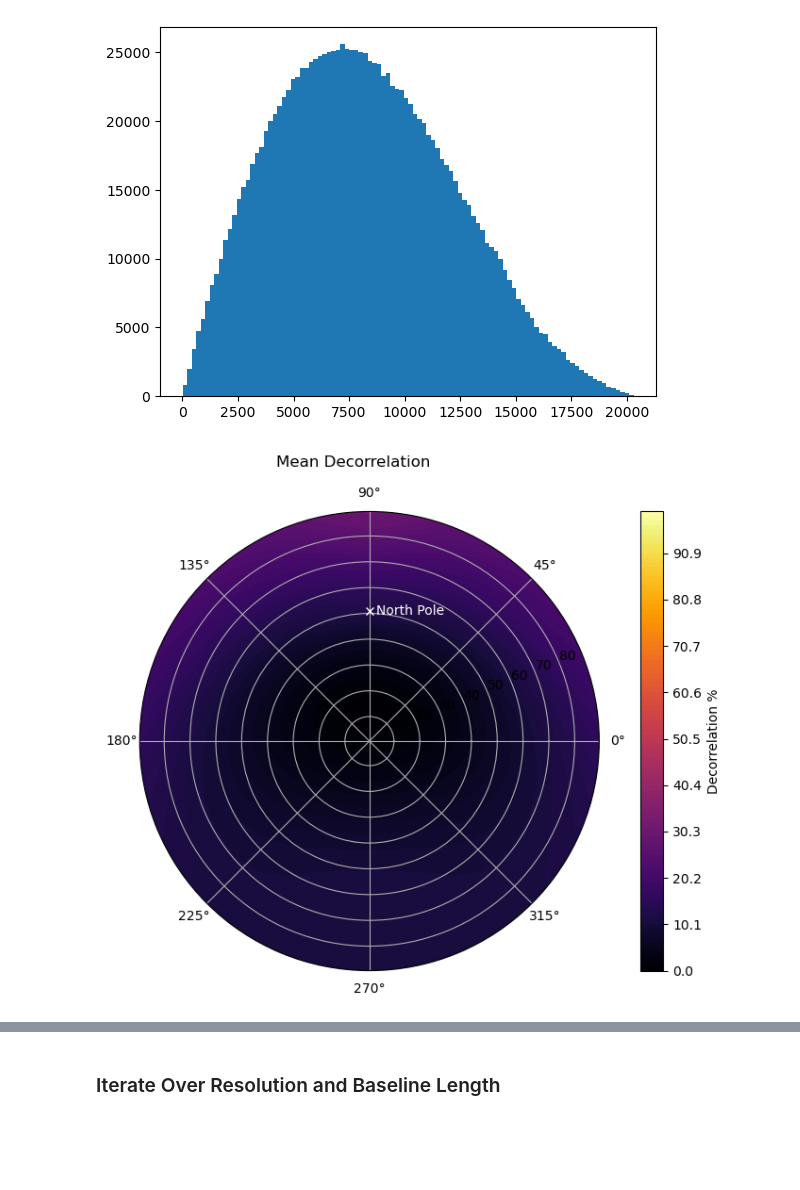
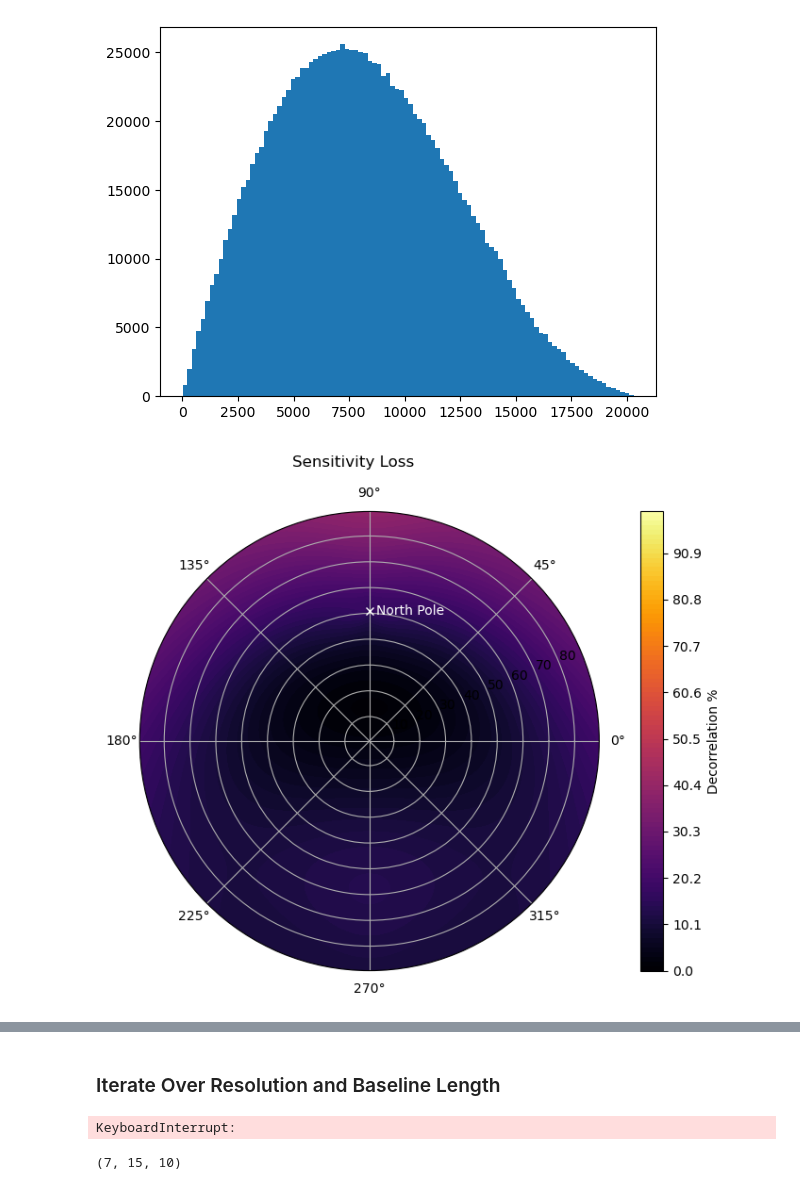
Before and after one commit to rlbyrne/decorrelation, a Jupyter notebook: get_dsa-low_requirements.ipynb, the cells around one changed output, grey strips where cells are left out. Cells and saved outputs as stored; diff of their text form; code cells hidden in the pictures; blank space fills up the shorter version.

```diff
--- a/get_dsa-low_requirements.ipynb
+++ b/get_dsa-low_requirements.ipynb
@@ -112,7 +112,7 @@ plotting.polar_contour_plot(
 # %%
 # Calculate time and frequency decorrelation for a single baseline
 
-bl_length = 20000
+bl_length = 15000
 bl_orientation = 0
 telescope_lat_deg = 39.25
 
@@ -131,8 +131,8 @@ ra_vals, dec_vals = coordinate_transforms.az_za_to_ra_dec(
 
 decorr_values = decorr_calculations.decorr_general(
     total_time_interval_s=1,
-    n_time_steps=np.inf,  # Integer. If 1, assumes no phase tracking; if infinity assumes continuous phase tracking.
-    freq_resolution_hz=12000,
+    n_time_steps=1,  # Integer. If 1, assumes no phase tracking; if infinity assumes continuous phase tracking.
+    freq_resolution_hz=15000,
     freq_hz=300 * 1e6,
     bl_ew_extent_m=bl_ew_extent_m,
     bl_ns_extent_m=bl_ns_extent_m,
@@ -151,7 +151,7 @@ plotting.polar_contour_plot(
     vmin=0,
     vmax=100,
     ncontours=100,
-    title="",
+    title="15 km E-W Baseline, 1 s and 15 kHz, 300 MHz",
     show=True,
     mark_north_pole=True,
 )
@@ -241,13 +241,12 @@ plt.show()
 # %% [output]
 [figure]
 # %%
-hist_value, bin_edges = np.histogram(bl_lengths, bins=100)
+hist_value, bin_edges = np.histogram(bl_lengths, bins=10)
 # %%
-# Iterate over baseline orientations
-
 bl_lengths = (bin_edges[1:] + bin_edges[:-1]) / 2
 bl_orientations = np.arange(0, 180, 1)
 telescope_lat_deg = 39.25
+freq_hz = 300 * 1e6
 
 za_vals = np.arange(0, 90, 1) + 0.5
 az_vals = np.arange(0, 370, 1) + 0.5
@@ -269,40 +268,40 @@ for bl_length_ind, bl_length in enumerate(bl_lengths):
 
         decorr_values[:, :, bl_length_ind, bl_orient_ind] = (
             decorr_calculations.decorr_general(
-                total_time_interval_s=0.75,
+                total_time_interval_s=1,
                 n_time_steps=np.inf,  # Integer. If 1, assumes no phase tracking; if infinity assumes continuous phase tracking.
                 freq_resolution_hz=12000,
-                freq_hz=300 * 1e6,
+                freq_hz=freq_hz,
                 bl_ew_extent_m=bl_ew_extent_m,
                 bl_ns_extent_m=bl_ns_extent_m,
                 source_ra_offset_hr=ra_vals,  # Difference between zenith and source RAs
                 source_dec_deg=dec_vals,
                 phase_center_ra_offset_hr=0,  # Used only if n_time_steps > 1
                 phase_center_dec_deg=58.67923353522443,  # Used only if n_time_steps > 1
                 telescope_lat_deg=telescope_lat_deg,
                 use_approximation=True,
             )
         )
 mean_decorr = np.mean(1 - np.abs(decorr_values), axis=3)  # Average over baseline orientations
 max_decorr = np.mean(
     1 - np.abs(decorr_values), axis=3
 )  # Maximum across baseline orientations
 mean_decorr = np.sum(mean_decorr * hist_value[np.newaxis, np.newaxis, :], axis=2) / np.sum(hist_value)  # Calculate weighted average over baseline lengths
 
 plotting.polar_contour_plot(
     mean_decorr * 100,  # Convert to percentage
     np.deg2rad(az_vals),  # Units radians
     za_vals,  # Units degrees
     vmin=0,
     vmax=100,
     ncontours=100,
-    title=f"Mean Decorrelation",
+    title=f"Sensitivity Loss",
     show=True,
     mark_north_pole=True,
 )
 
-fov_cutoff_deg = 70
+fov_cutoff_deg = 60
 keep_inds = np.where(za_array < fov_cutoff_deg)
 print(f"Maximum sensitivity loss: {np.max(mean_decorr[keep_inds])}")
 # %% [output]
-[figure, old version]
+[figure, new version]
@@ -310,12 +309,10 @@ Maximum sensitivity loss: 0.20724068456399897
 # %% [markdown]
 ### Iterate Over Resolution and Baseline Length
 # %%
-# Iterate over baseline orientations
-
-bl_lengths = (bin_edges[1:] + bin_edges[:-1]) / 2
+bl_lengths = np.arange(0, np.max(bin_edges), 100)
 bl_orientations = np.arange(0, 180, 1)
-time_intervals = np.arange(.25, 2, 0.25)
-freq_resolutions = np.arange(5e3, 20e3, 1e3)
+time_intervals = np.arange(.1, 4, 0.1)
+freq_resolutions = np.arange(1e3, 25e3, 1e3)
 telescope_lat_deg = 39.25
 
 za_vals = np.arange(0, 90, 1) + 0.5
@@ -347,21 +344,19 @@ for time_int_ind, time_interval in enumerate(time_intervals):
                 bl_ew_extent_m = bl_length * np.cos(np.radians(bl_orientation))
                 bl_ns_extent_m = bl_length * np.sin(np.radians(bl_orientation))
 
-                decorr_values[:, :, bl_orient_ind] = (
-                    decorr_calculations.decorr_general(
-                        total_time_interval_s=0.75,
-                        n_time_steps=np.inf,  # Integer. If 1, assumes no phase tracking; if infinity assumes continuous phase tracking.
-                        freq_resolution_hz=12000,
-                        freq_hz=300 * 1e6,
-                        bl_ew_extent_m=bl_ew_extent_m,
-                        bl_ns_extent_m=bl_ns_extent_m,
-                        source_ra_offset_hr=ra_vals,  # Difference between zenith and source RAs
-                        source_dec_deg=dec_vals,
-                        phase_center_ra_offset_hr=0,  # Used only if n_time_steps > 1
-                        phase_center_dec_deg=58.67923353522443,  # Used only if n_time_steps > 1
-                        telescope_lat_deg=telescope_lat_deg,
-                        use_approximation=True,
-                    )
+                decorr_values[:, :, bl_orient_ind] = decorr_calculations.decorr_general(
+                    total_time_interval_s=time_interval,
+                    n_time_steps=np.inf,  # Integer. If 1, assumes no phase tracking; if infinity assumes continuous phase tracking.
+                    freq_resolution_hz=freq_resolution,
+                    freq_hz=300 * 1e6,
+                    bl_ew_extent_m=bl_ew_extent_m,
+                    bl_ns_extent_m=bl_ns_extent_m,
+                    source_ra_offset_hr=ra_vals,  # Difference between zenith and source RAs
+                    source_dec_deg=dec_vals,
+                    phase_center_ra_offset_hr=0,  # Used only if n_time_steps > 1
+                    phase_center_dec_deg=58.67923353522443,  # Used only if n_time_steps > 1
+                    telescope_lat_deg=telescope_lat_deg,
+                    use_approximation=True,
                 )
             max_decorr_new = np.max(
                 1 - np.abs(decorr_values), axis=2
@@ -369,3 +364,5 @@ for time_int_ind, time_interval in enumerate(time_intervals):
             max_decorr[time_int_ind, freq_res_ind, bl_length_ind] = np.max(
                 max_decorr_new[keep_inds]
             )
+# %% [output]
+KeyboardInterrupt:
@@ -371,0 +379,4 @@ for time_int_ind, time_interval in enumerate(time_intervals):
+# %%
+np.shape(max_decorr)
+# %% [output]
+(7, 15, 10)
```
Also changed, not shown: parts of 11 cells of this notebook, 2 other files.
